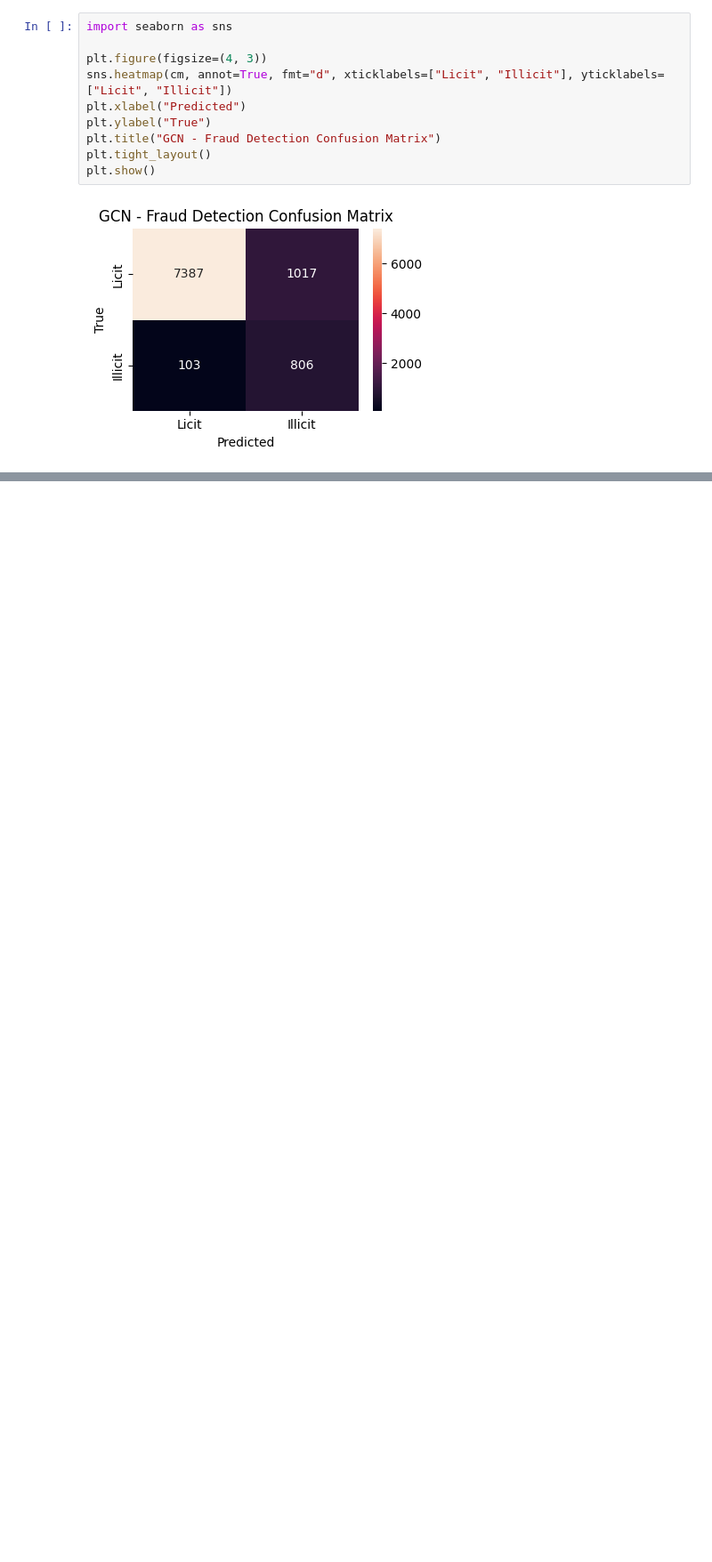
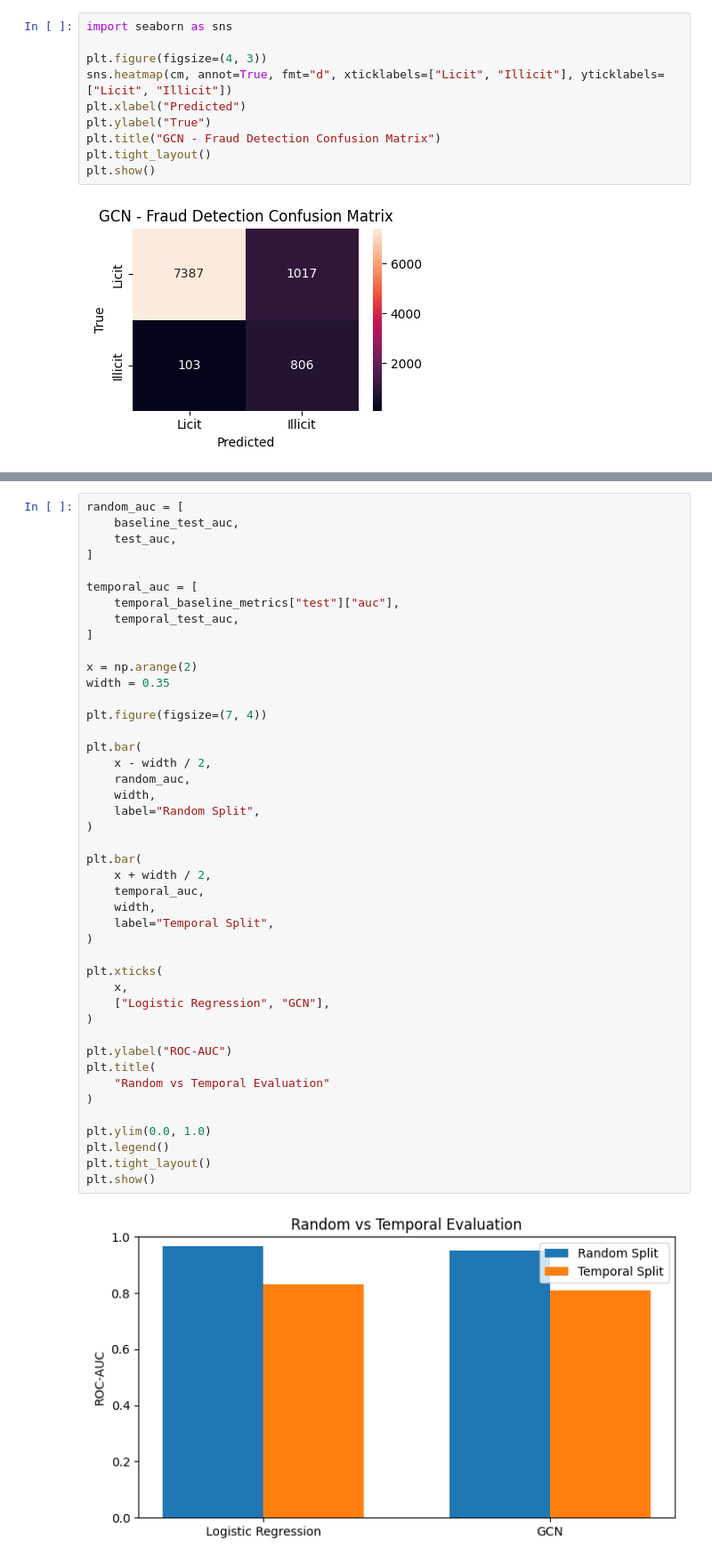
Before and after one commit to Ignite7871/Fraud-Detection-GNN, a Jupyter notebook: frauddetection.ipynb, the cells around one changed output, grey strips where cells are left out. Shown at 89% size. Saved outputs shown, nothing was run; the diff lists cells and outputs as text; blank space fills up the shorter version.

```diff
--- a/frauddetection.ipynb
+++ b/frauddetection.ipynb
@@ -224,0 +556,46 @@ plt.show()
+# %%
+random_auc = [
+    baseline_test_auc,
+    test_auc,
+]
+
+temporal_auc = [
+    temporal_baseline_metrics["test"]["auc"],
+    temporal_test_auc,
+]
+
+x = np.arange(2)
+width = 0.35
+
+plt.figure(figsize=(7, 4))
+
+plt.bar(
+    x - width / 2,
+    random_auc,
+    width,
+    label="Random Split",
+)
+
+plt.bar(
+    x + width / 2,
+    temporal_auc,
+    width,
+    label="Temporal Split",
+)
+
+plt.xticks(
+    x,
+    ["Logistic Regression", "GCN"],
+)
+
+plt.ylabel("ROC-AUC")
+plt.title(
+    "Random vs Temporal Evaluation"
+)
+
+plt.ylim(0.0, 1.0)
+plt.legend()
+plt.tight_layout()
+plt.show()
+# %% [output]
+[figure, added]
```
Also changed, not shown: parts of 10 cells of this notebook, 4 other files.
